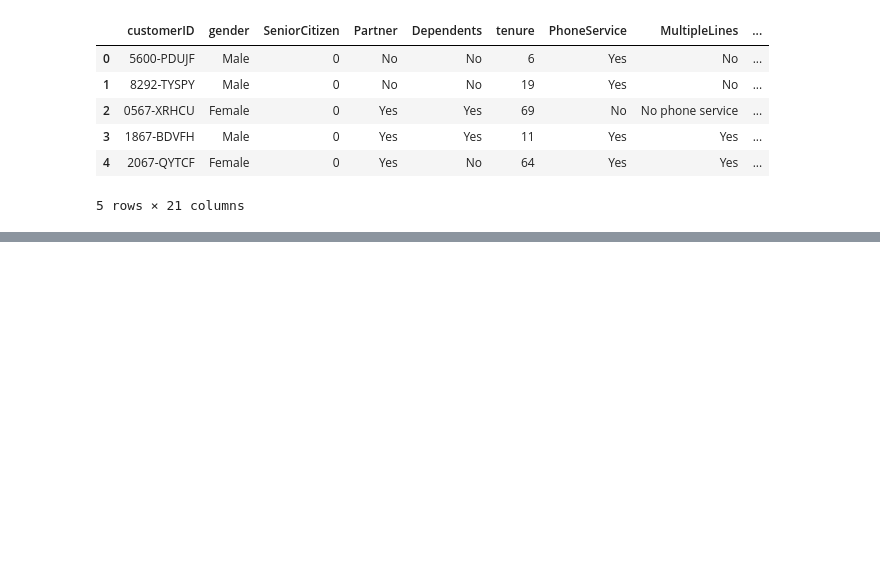
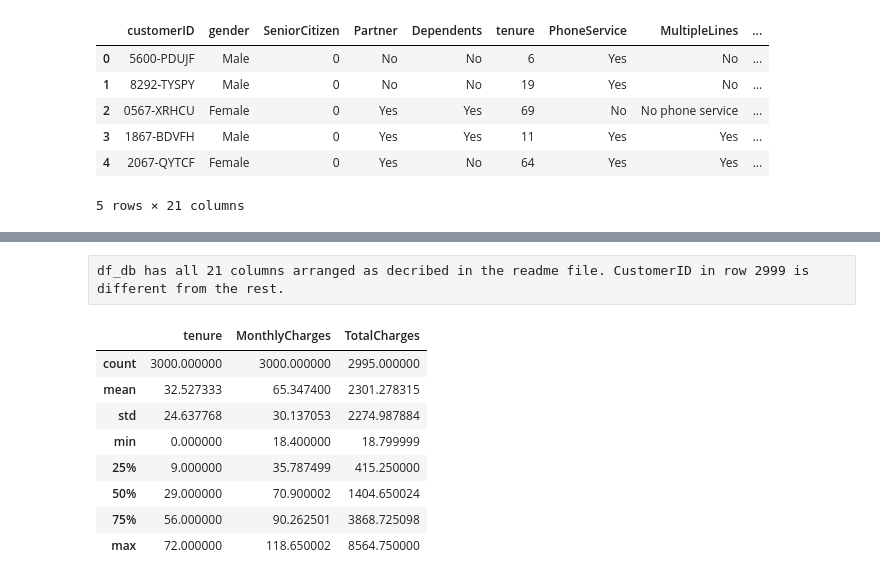
Before and after one commit to Aseye-Amedofu/Customer-churn-classification-project, a Jupyter notebook: LP2_Classification_Telco_customer_churn.ipynb, the cells around one changed output, grey strips where cells are left out. Saved outputs shown, nothing was run; the diff lists cells and outputs as text; code cells hidden in the pictures; blank space fills up the shorter version.

```diff
--- a/LP2_Classification_Telco_customer_churn.ipynb
+++ b/LP2_Classification_Telco_customer_churn.ipynb
@@ -55,0 +147,15 @@ df_csv.head()
+# %% [raw]
+df_db has all 21 columns arranged as decribed in the readme file. CustomerID in row 2999 is different from the rest.
+# %%
+# Summary statistics of df_db to get insights into the distribution and basic characteristics of the numerical variables
+df_db.describe()
+# %% [output]
+|  | tenure | MonthlyCharges | TotalCharges |
+| count | 3000.000000 | 3000.000000 | 2995.000000 |
+| mean | 32.527333 | 65.347400 | 2301.278315 |
+| std | 24.637768 | 30.137053 | 2274.987884 |
+| min | 0.000000 | 18.400000 | 18.799999 |
+| 25% | 9.000000 | 35.787499 | 415.250000 |
+| 50% | 29.000000 | 70.900002 | 1404.650024 |
+| 75% | 56.000000 | 90.262501 | 3868.725098 |
+| max | 72.000000 | 118.650002 | 8564.750000 |
```
Also changed, not shown: parts of 18 cells of this notebook.
